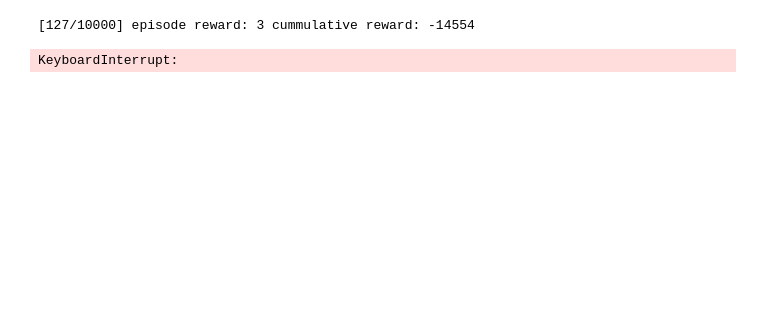
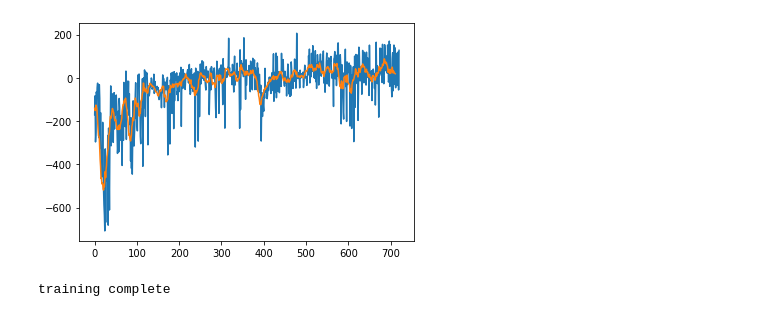
Before and after one commit to NitishNaineni/Actor-Critic, a Jupyter notebook: main.ipynb, the cells around one changed output. Cells and saved outputs as stored; diff of their text form; code cells hidden in the pictures; blank space fills up the shorter version.

```diff
--- a/main.ipynb
+++ b/main.ipynb
@@ -74,6 +157,8 @@ betas = (0.9, 0.999)
 gamma = 0.99
 episodes = 10000
 max_iterations = 10000
+goal = 100
+plot_iters = 10
 # %%
 device = 'cuda' if torch.cuda.is_available() else 'cpu'
 env = gym.make('LunarLander-v2')
@@ -83,28 +168,36 @@ n_actions = env.action_space.n
 A2C = ActorCritic(state_dim, n_actions, gamma)
 optimizer = optim.Adam(A2C.parameters(), lr=lr, betas=betas)
 # %%
-cum_reward = 0
 episode_rewards = []
 for episode in range(episodes):
     obs = env.reset()
     total_reward = 0
     for iter in range(max_iterations):
         action  = A2C(obs)
         obs, reward, done, _ = env.step(action)
         A2C.rewards.append(reward)
-        cum_reward += reward
         total_reward += reward
         if done:
             break
 
+    episode_rewards.append(total_reward)
     optimizer.zero_grad()
     loss = A2C.get_dat_loss()
     loss.backward()
     optimizer.step()
     A2C.clear()
 
+    if sum(episode_rewards[-10:])/10 > goal:
+        torch.save(A2C.state_dict(), f'{env.unwrapped.spec.id}.pth')
+        print("training complete")
+        break
 
-    print(f"[{episode+1}/{episodes}] episode reward: {round(total_reward)} cummulative reward: {round(cum_reward)}"," "*10,end='\r')
+    if episode%plot_iters == 0:
+        clear_output(wait=True)
+        plt.plot(episode_rewards)
+        avg_rewards = np.convolve(episode_rewards, np.ones(plot_iters)/plot_iters, mode='valid')
+        plt.plot(avg_rewards)
+        plt.pause(0.00000000001)
 # %% [output]
+[figure, added]
-[127/10000] episode reward: 3 cummulative reward: -14554
+training complete
-KeyboardInterrupt:
```
Also changed, not shown: parts of 8 cells of this notebook, 6 other files.
